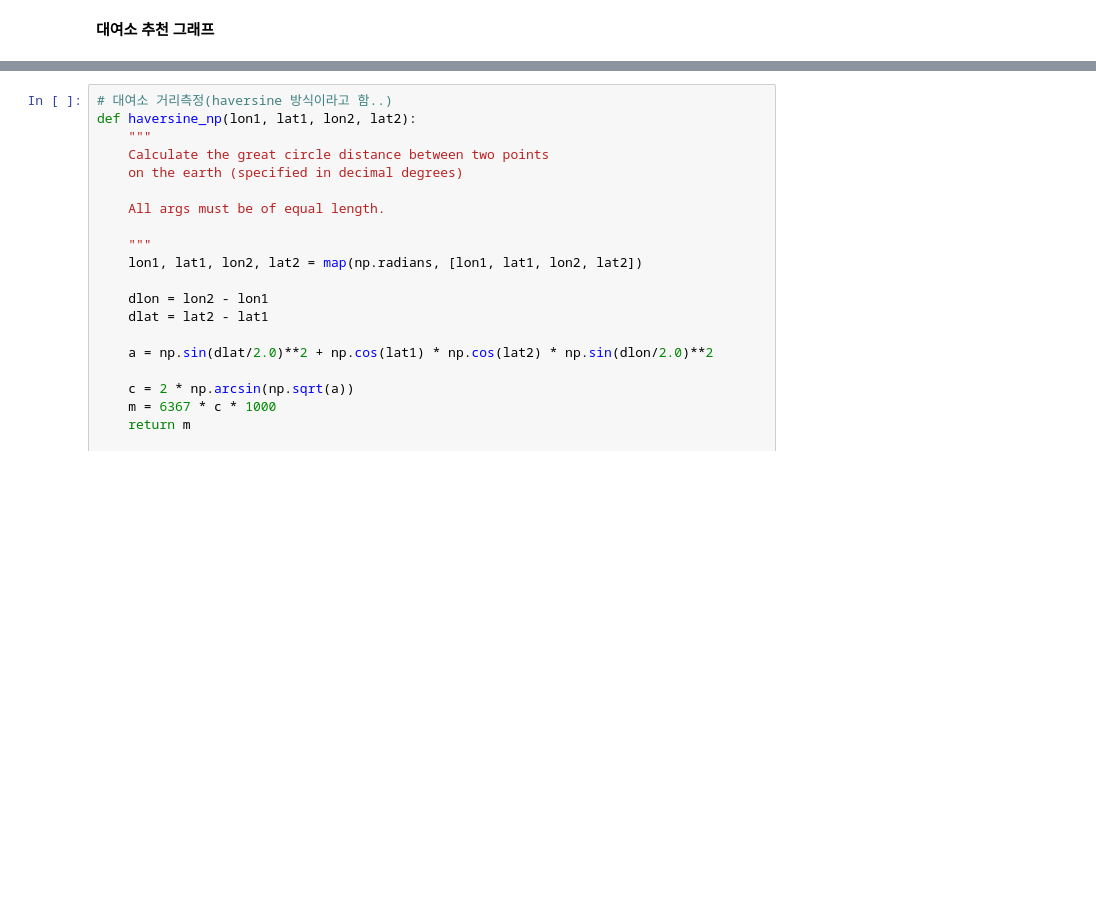
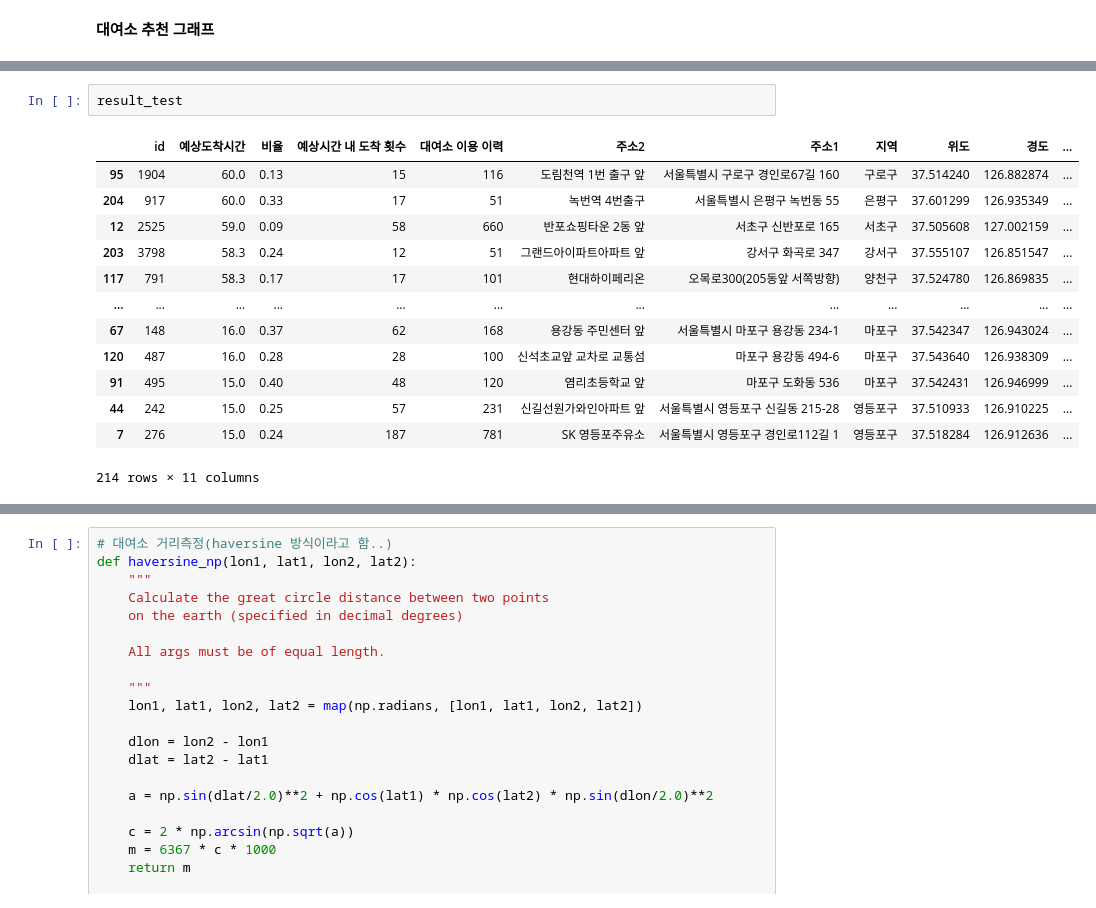
Before and after one commit to yangoos57/dataStudy, a Jupyter notebook: DA/public_bike/finding_life_zone_by_public_bike.ipynb, the cells around one changed output, grey strips where cells are left out. Saved outputs shown, nothing was run; the diff lists cells and outputs as text; blank space fills up the shorter version.

```diff
--- a/DA/public_bike/finding_life_zone_by_public_bike.ipynb
+++ b/DA/public_bike/finding_life_zone_by_public_bike.ipynb
@@ -280 +283,17 @@ result_test = searching_location(trip_id, min_time=15, max_time=60, min_count=50
+# %%
+result_test
+# %% [output]
+|  | id | 예상도착시간 | 비율 | 예상시간 내 도착 횟수 | 대여소 이용 이력 | 주소2 | 주소1 | 지역 | 위도 | 경도 | ... |
+| 95 | 1904 | 60.0 | 0.13 | 15 | 116 | 도림천역 1번 출구 앞 | 서울특별시 구로구 경인로67길 160 | 구로구 | 37.514240 | 126.882874 | ... |
+| 204 | 917 | 60.0 | 0.33 | 17 | 51 | 녹번역 4번출구 | 서울특별시 은평구 녹번동 55 | 은평구 | 37.601299 | 126.935349 | ... |
+| 12 | 2525 | 59.0 | 0.09 | 58 | 660 | 반포쇼핑타운 2동 앞 | 서초구 신반포로 165 | 서초구 | 37.505608 | 127.002159 | ... |
+| 203 | 3798 | 58.3 | 0.24 | 12 | 51 | 그랜드아이파트아파트 앞 | 강서구 화곡로 347 | 강서구 | 37.555107 | 126.851547 | ... |
+| 117 | 791 | 58.3 | 0.17 | 17 | 101 | 현대하이페리온 | 오목로300(205동앞 서쪽방향) | 양천구 | 37.524780 | 126.869835 | ... |
+| ... | ... | ... | ... | ... | ... | ... | ... | ... | ... | ... | ... |
+| 67 | 148 | 16.0 | 0.37 | 62 | 168 | 용강동 주민센터 앞 | 서울특별시 마포구 용강동 234-1 | 마포구 | 37.542347 | 126.943024 | ... |
+| 120 | 487 | 16.0 | 0.28 | 28 | 100 | 신석초교앞 교차로 교통섬 | 마포구 용강동 494-6 | 마포구 | 37.543640 | 126.938309 | ... |
+| 91 | 495 | 15.0 | 0.40 | 48 | 120 | 염리초등학교 앞 | 마포구 도화동 536 | 마포구 | 37.542431 | 126.946999 | ... |
+| 44 | 242 | 15.0 | 0.25 | 57 | 231 | 신길선원가와인아파트 앞 | 서울특별시 영등포구 신길동 215-28 | 영등포구 | 37.510933 | 126.910225 | ... |
+| 7 | 276 | 15.0 | 0.24 | 187 | 781 | SK 영등포주유소 | 서울특별시 영등포구 경인로112길 1 | 영등포구 | 37.518284 | 126.912636 | ... |
+214 rows × 11 columns
 # %%
```
Also changed, not shown: parts of 3 cells of this notebook, 2 other files.
